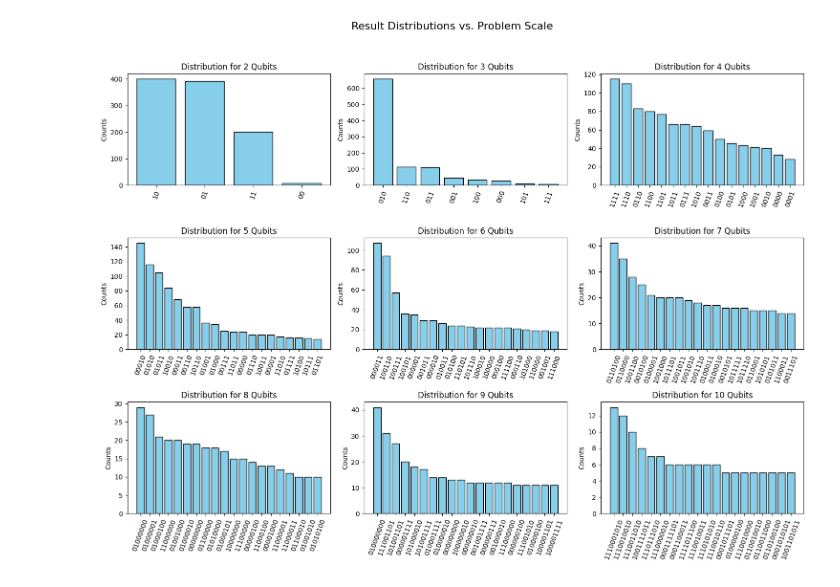
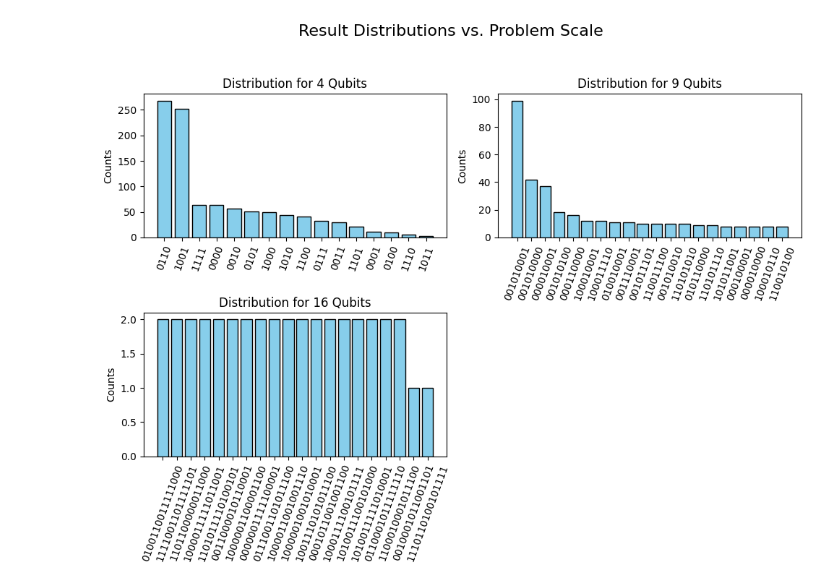
Before and after one commit to OliverSchiffmann/QAOAstudygit, a Jupyter notebook: maxDepthInvestigator.ipynb, the cells around one changed output. Drawn from its saved outputs; the diff is of its cells as text; code cells hidden in the pictures.

```diff
--- a/maxDepthInvestigator.ipynb
+++ b/maxDepthInvestigator.ipynb
@@ -275,13 +257,13 @@ Running final sampling for 10 qubit Knapsack problem...
 # %%
 save_results_to_json(finalSamplingResults, desiredProblemType, minScale, maxScale, reps_p, chosenBackend)
 # %%
-dataFilename = "maxDepthExperimentResults/Knapsack_2-10q_p1_FakeSherbrooke.json"
+dataFilename = "maxDepthExperimentResults/TSP_4-16q_p1_noiseless.json"
 
 with open(dataFilename, 'r') as f:
     data_from_json = json.load(f)
 
 distributionsByProblemScale = {int(k): v for k, v in data_from_json.items()}
 
 plot_distribution_grid(distributionsByProblemScale)
 # %% [output]
-[figure, old version]
+[figure, new version]
```
Also changed, not shown: parts of 5 cells of this notebook, 14 other files.
